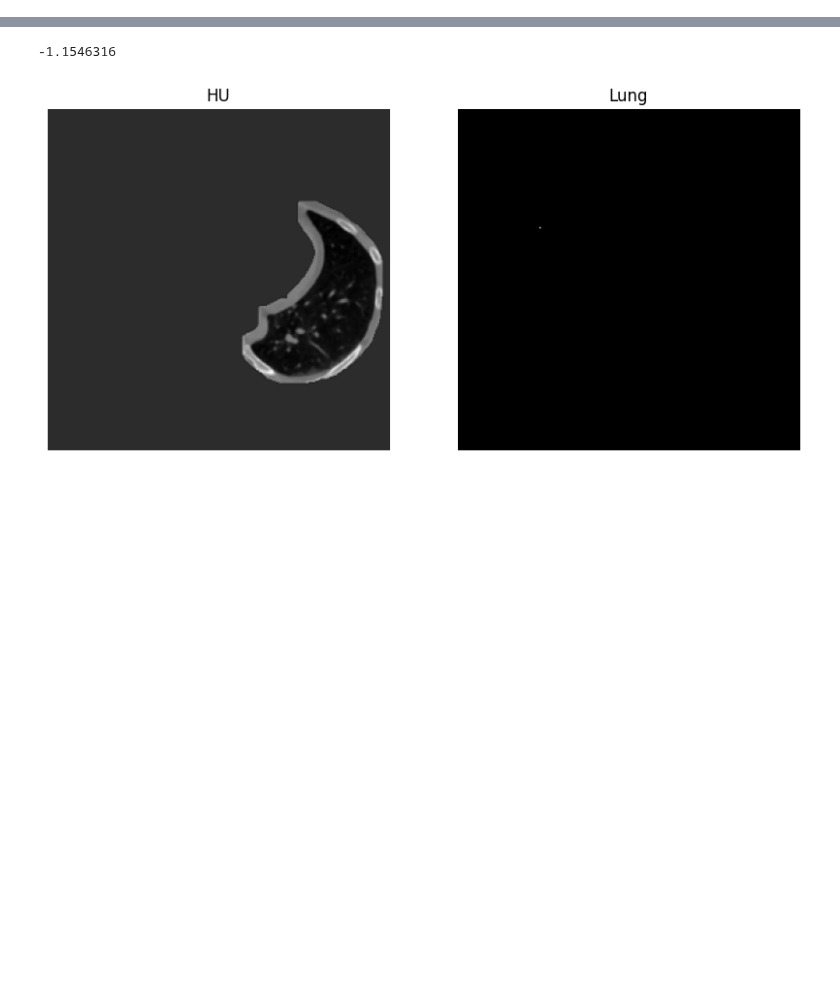
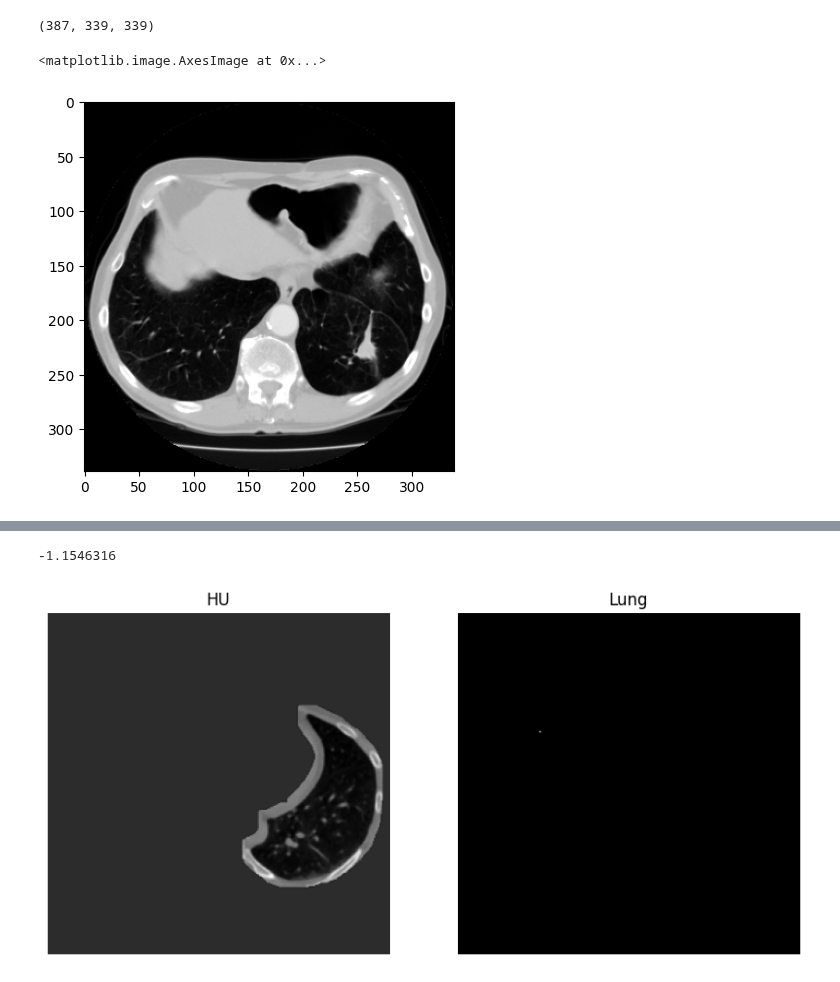
Before and after one commit to minhminh2k/3D-SegClass-Medical, a Jupyter notebook: notebooks/data.ipynb, the cells around one changed output, grey strips where cells are left out. Drawn from its saved outputs; the diff is of its cells as text; code cells hidden in the pictures; blank space fills up the shorter version.

```diff
--- a/notebooks/data.ipynb
+++ b/notebooks/data.ipynb
@@ -99,0 +117,15 @@ def lung_window_clip_volume(pixel_array: np.ndarray, min_px: int = -1200, max_px
+# %%
+test = load_npy("/data/hpc/dqm/3D-SegClass-Medical/assets/395_vol.npy")
+test.shape
+# %% [output]
+(387, 339, 339)
+# %%
+def normalize_clipped(image, MIN_BOUND = -1000.0, MAX_BOUND = 400.0):
+    image[image>MAX_BOUND] = MAX_BOUND
+    image[image<MIN_BOUND] = MIN_BOUND
+    return image
+# %%
+plt.imshow(normalize_clipped(test[99, :, :]), cmap="gray")
+# %% [output]
+<matplotlib.image.AxesImage at 0x...>
+[figure, added]
```
Also changed, not shown: parts of 24 cells of this notebook, 23 other files.
